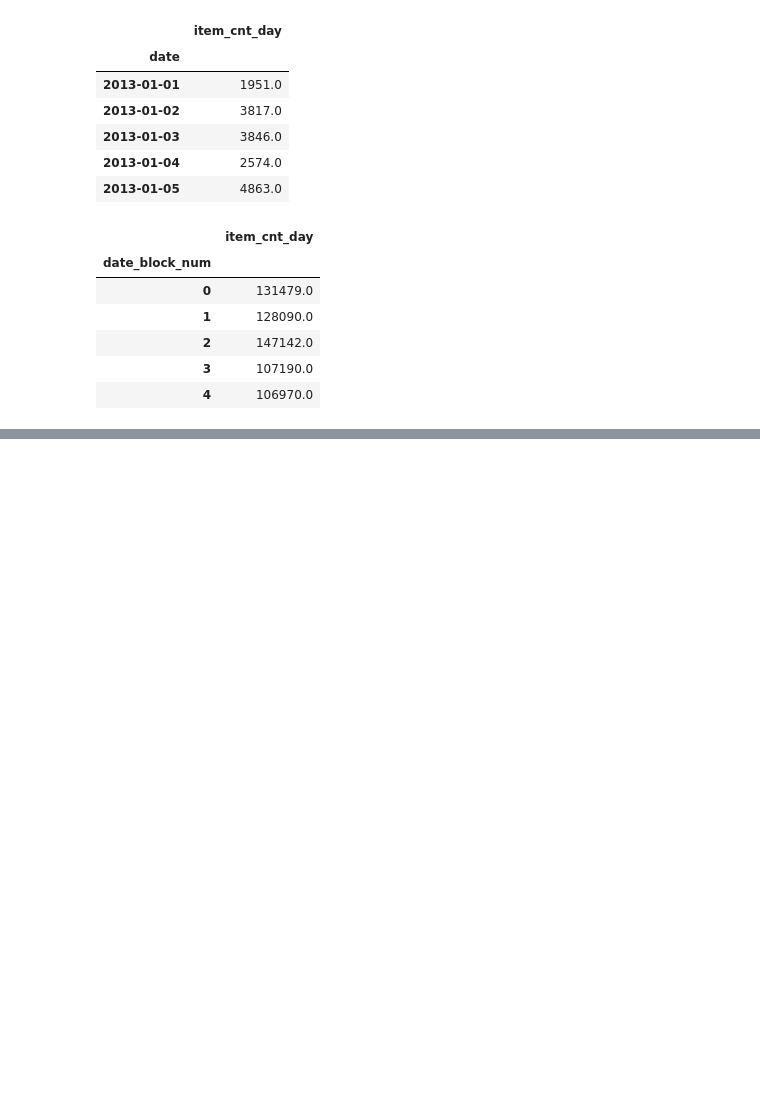
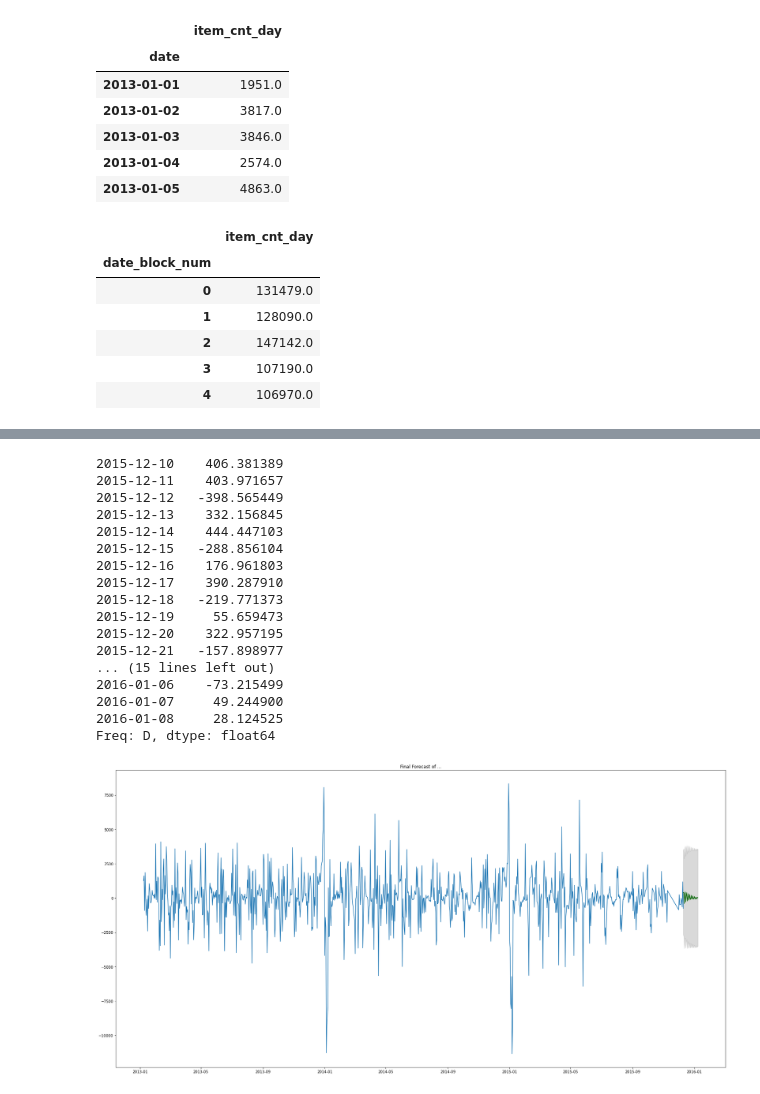
Before and after one commit to gopala-goyal/forecast-shop-sales, a Jupyter notebook: MMA 867 - Forecast Project.ipynb, the cells around one changed output, grey strips where cells are left out. Drawn from its saved outputs; the diff is of its cells as text; code cells hidden in the pictures; blank space fills up the shorter version.

```diff
--- a/MMA 867 - Forecast Project.ipynb
+++ b/MMA 867 - Forecast Project.ipynb
@@ -178,0 +197,32 @@ plt.show
+# %%
+def predictArimaAndPlot(model_p, timeseries, logged, pds):
+    # Forecast
+    n_periods = pds
+
+    fc, confint = model_p.predict(n_periods=n_periods, return_conf_int=True)
+    date = timeseries.index[-1]
+    index_of_fc = pd.date_range(date, periods=n_periods)
+
+    # Plot
+    plt.figure(figsize = (30,15))
+    plt.plot(timeseries)
+    if(logged):
+         # make series for plotting purpose
+        fc_series = pd.Series(fc, index=index_of_fc)
+        exp_fc_series = pd.Series(np.exp(fc_series), index=index_of_fc)
+        print(exp_fc_series)
+        lower_series_l = pd.Series(confint[:, 0], index=index_of_fc)
+        upper_series_l = pd.Series(confint[:, 1], index=index_of_fc)
+        plt.plot(exp_fc_series, color='darkgreen')
+        plt.fill_between(lower_series_l.index, lower_series_l, upper_series_l, color='k', alpha=.15)
+    else:
+         # make series for plotting purpose
+        fc_series = pd.Series(fc, index=index_of_fc)
+        print(fc_series)
+        lower_series = pd.Series(confint[:, 0], index=index_of_fc)
+        upper_series = pd.Series(confint[:, 1], index=index_of_fc)
+        plt.plot(fc_series, color='darkgreen')
+        plt.fill_between(lower_series.index, lower_series, upper_series, color='k', alpha=.15)
+
+    plt.title("Final Forecast of ...")
+    plt.show()
@@ -178,0 +254,21 @@ plt.show
+# %%
+predictArimaAndPlot(model_q1,df_sales_train_daily_diff, False, 30 )
+# %% [output]
+2015-12-10    406.381389
+2015-12-11    403.971657
+2015-12-12   -398.565449
+2015-12-13    332.156845
+2015-12-14    444.447103
+2015-12-15   -288.856104
+2015-12-16    176.961803
+2015-12-17    390.287910
+2015-12-18   -219.771373
+2015-12-19     55.659473
+2015-12-20    322.957195
+2015-12-21   -157.898977
+... (15 lines left out)
+2016-01-06    -73.215499
+2016-01-07     49.244900
+2016-01-08     28.124525
+Freq: D, dtype: float64
+[figure, added]
```
Also changed, not shown: parts of 18 cells of this notebook.
